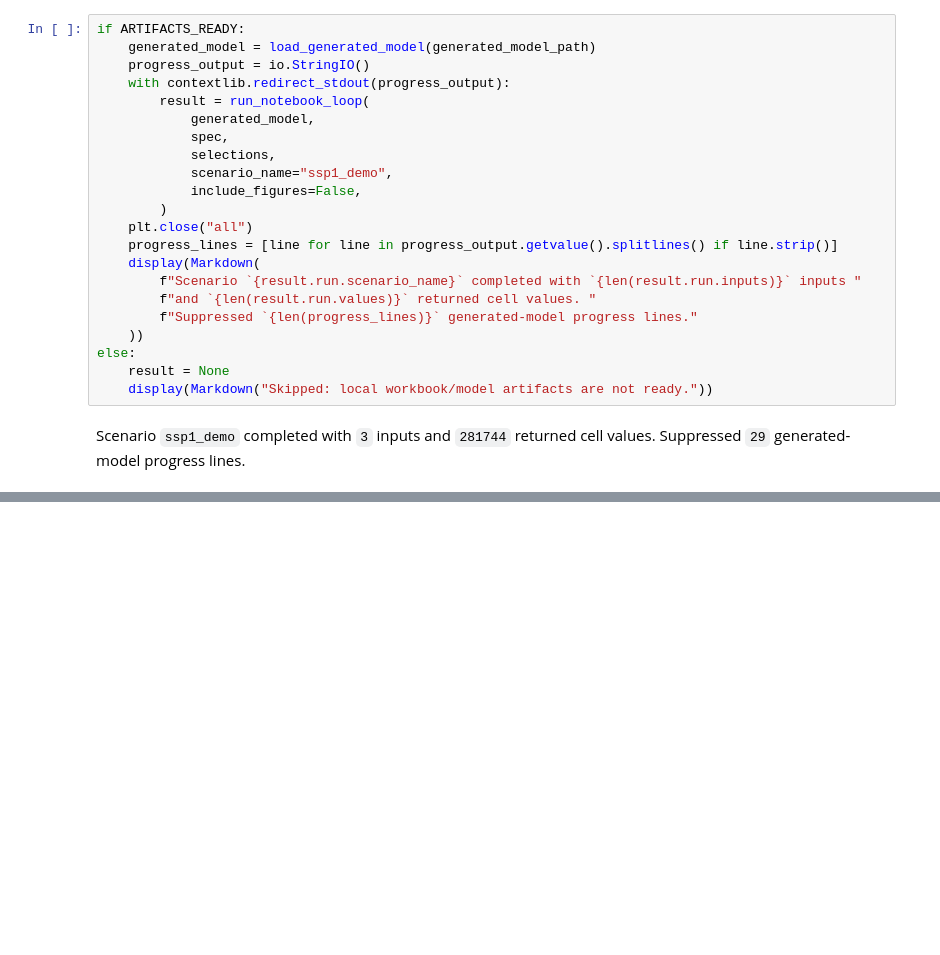
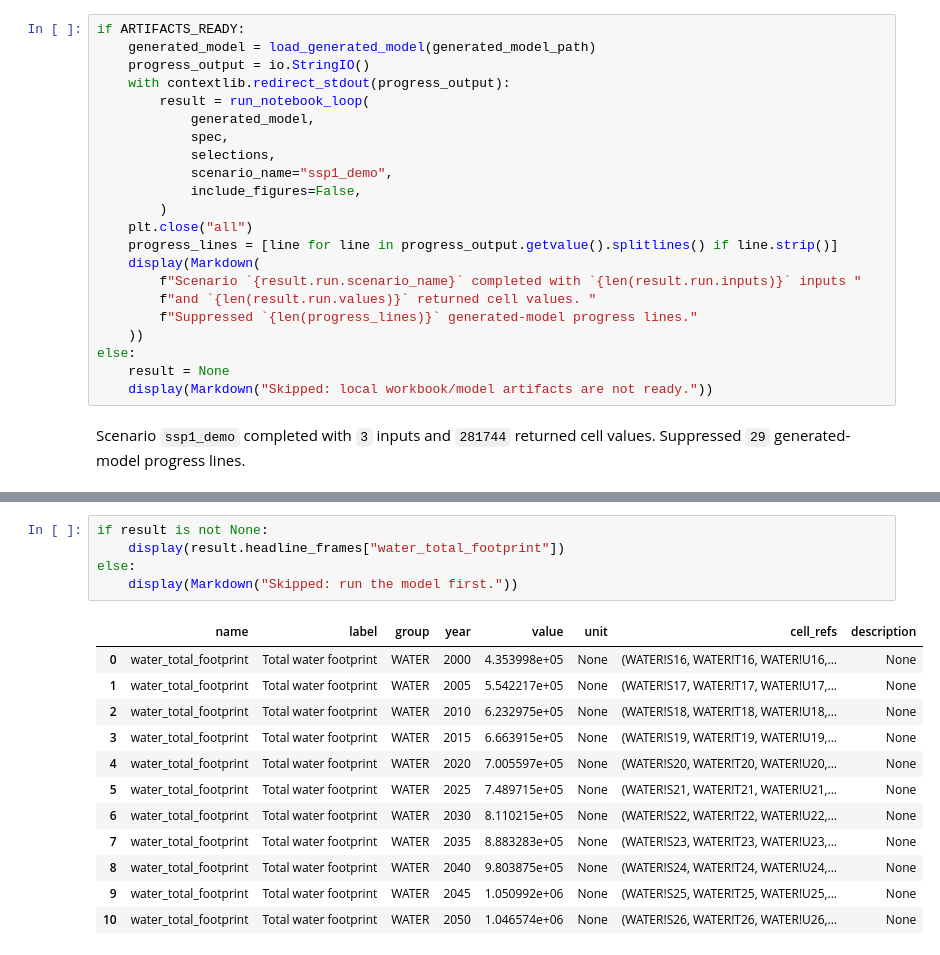
Before and after one commit to UBC-FRESH/fable-pyculator, a Jupyter notebook: examples/notebooks/fable-pyculator-2020-loop.ipynb, the cells around one changed output, grey strips where cells are left out. Saved outputs shown, nothing was run; the diff lists cells and outputs as text; blank space fills up the shorter version.

```diff
--- a/examples/notebooks/fable-pyculator-2020-loop.ipynb
+++ b/examples/notebooks/fable-pyculator-2020-loop.ipynb
@@ -237,0 +231,18 @@ else:
+# %%
+if result is not None:
+    display(result.headline_frames["water_total_footprint"])
+else:
+    display(Markdown("Skipped: run the model first."))
+# %% [output]
+|  | name | label | group | year | value | unit | cell_refs | description |
+| 0 | water_total_footprint | Total water footprint | WATER | 2000 | 4.353998e+05 | None | (WATER!S16, WATER!T16, WATER!U16,... | None |
+| 1 | water_total_footprint | Total water footprint | WATER | 2005 | 5.542217e+05 | None | (WATER!S17, WATER!T17, WATER!U17,... | None |
+| 2 | water_total_footprint | Total water footprint | WATER | 2010 | 6.232975e+05 | None | (WATER!S18, WATER!T18, WATER!U18,... | None |
+| 3 | water_total_footprint | Total water footprint | WATER | 2015 | 6.663915e+05 | None | (WATER!S19, WATER!T19, WATER!U19,... | None |
+| 4 | water_total_footprint | Total water footprint | WATER | 2020 | 7.005597e+05 | None | (WATER!S20, WATER!T20, WATER!U20,... | None |
+| 5 | water_total_footprint | Total water footprint | WATER | 2025 | 7.489715e+05 | None | (WATER!S21, WATER!T21, WATER!U21,... | None |
+| 6 | water_total_footprint | Total water footprint | WATER | 2030 | 8.110215e+05 | None | (WATER!S22, WATER!T22, WATER!U22,... | None |
+| 7 | water_total_footprint | Total water footprint | WATER | 2035 | 8.883283e+05 | None | (WATER!S23, WATER!T23, WATER!U23,... | None |
+| 8 | water_total_footprint | Total water footprint | WATER | 2040 | 9.803875e+05 | None | (WATER!S24, WATER!T24, WATER!U24,... | None |
+| 9 | water_total_footprint | Total water footprint | WATER | 2045 | 1.050992e+06 | None | (WATER!S25, WATER!T25, WATER!U25,... | None |
+| 10 | water_total_footprint | Total water footprint | WATER | 2050 | 1.046574e+06 | None | (WATER!S26, WATER!T26, WATER!U26,... | None |
```
Also changed, not shown: parts of 10 cells of this notebook, 2 other files.
